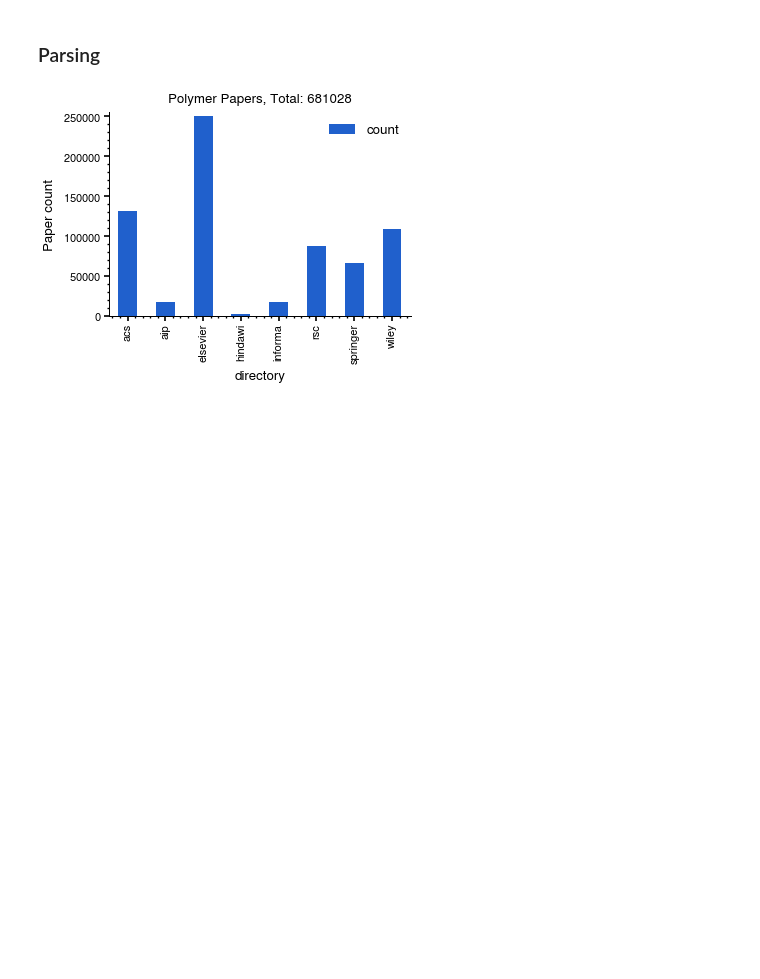
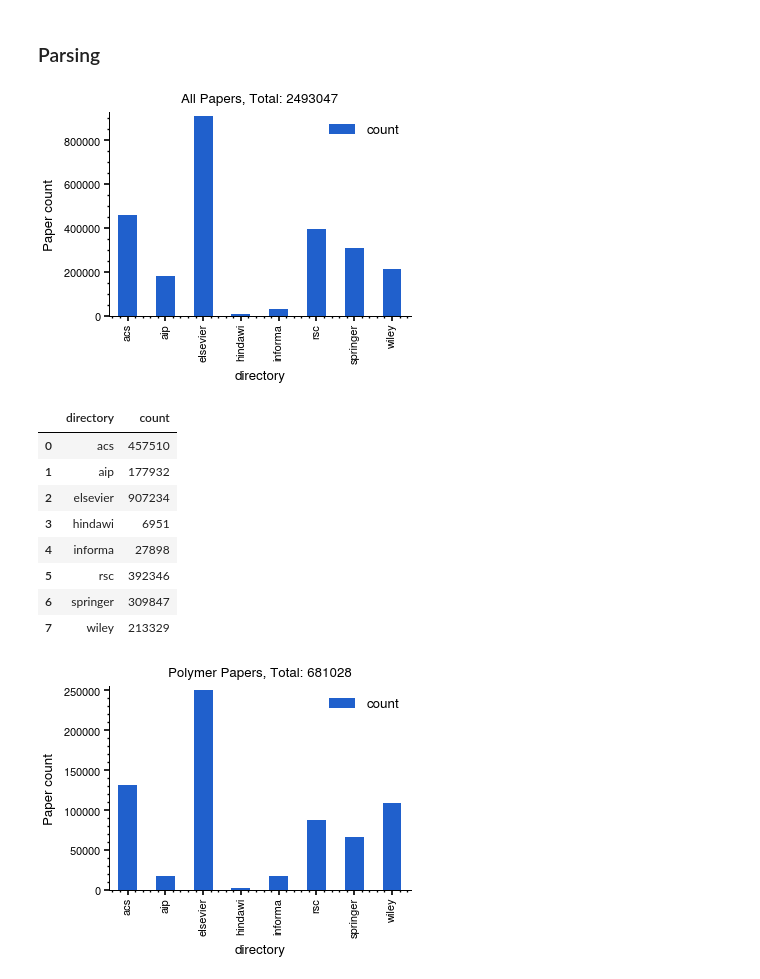
Before and after one commit to Ramprasad-Group/PromptDataExtraction, a Jupyter notebook: notebooks/Analyze-Extracted-Data.ipynb, the cells around one changed output. Drawn from its saved outputs; the diff is of its cells as text; code cells hidden in the pictures; blank space fills up the shorter version.

```diff
--- a/notebooks/Analyze-Extracted-Data.ipynb
+++ b/notebooks/Analyze-Extracted-Data.ipynb
@@ -36,5 +31,28 @@ db.close()
 # %% [markdown]
 ### Parsing
+# %%
+df = execute("""
+             SELECT directory, count(*) FROM papers p
+             GROUP BY directory;
+""")
+total = df['count'].sum()
+fig, ax = plt.subplots()
+df.set_index('directory').plot.bar(ax=ax)
+ax.set(ylabel='Paper count', title=f"All Papers, Total: {total}")
+plt.savefig('notebooks/papers_per_directory.png', dpi=600)
+plt.show()
+df
+# %% [output]
+[figure, added]
+|  | directory | count |
+| 0 | acs | 457510 |
+| 1 | aip | 177932 |
+| 2 | elsevier | 907234 |
+| 3 | hindawi | 6951 |
+| 4 | informa | 27898 |
+| 5 | rsc | 392346 |
+| 6 | springer | 309847 |
+| 7 | wiley | 213329 |
 # %%
 df = execute("""
              SELECT directory, count(*) FROM papers p
```
Also changed, not shown: parts of 12 cells of this notebook.
